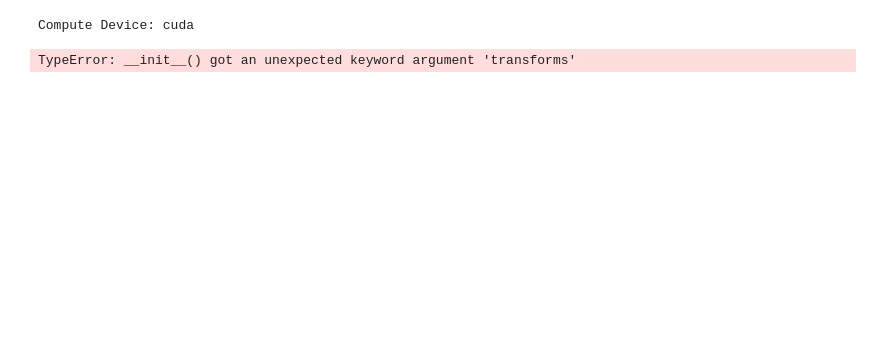
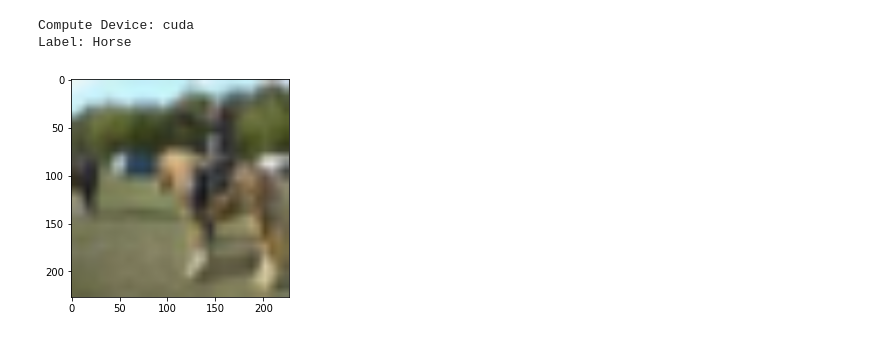
Before and after one commit to ollenurb/ml, a Jupyter notebook: Convolutional/conv.ipynb, the cells around one changed output. Cells and saved outputs as stored; diff of their text form; code cells hidden in the pictures; blank space fills up the shorter version.

```diff
--- a/Convolutional/conv.ipynb
+++ b/Convolutional/conv.ipynb
@@ -5,14 +0,0 @@ Let's start with importing the relevant datasets.
-# %%
-# https://aparico.github.io/
-
-import torch
-
-class PCANorm(nn.Module):
-    def __init__(self):
-        self.a = 10
-
-    def forward(self, x: torch.Tensor) -> torch.Tensor:
-        # Flatten the tensor so that you get [[p1, p2, p3], [p1, p2, p3]...]
-        # Compute the covariance matrix
-        # Compute the SVD to get the eigenvalues
-        return x.flatten()
@@ -19,42 +51,48 @@ class PCANorm(nn.Module):
 # %%
-import torch
 from torchvision.datasets import CIFAR10
 from torch.utils.data import DataLoader
 import torchvision.transforms as T
 from matplotlib import pyplot as plt
 from torch import nn
 
 # Setup CUDA device
 device = "cuda" if torch.cuda.is_available() else "cpu"
 print(f'Compute Device: {device}')
 
-# Get the number of cpus so that we can maximize parallel loading
+# Get the number of cpus so that we can maximize parallel data loading
 import multiprocessing
 num_workers = multiprocessing.cpu_count()
 
-
 # Load the dataset and return its dataloader
 def load_data(root: str, batch_size: int) -> (DataLoader, DataLoader):
-    train_data = CIFAR10(root = root, train = True)
-    train_data_loader = DataLoader(train_data, batch_size, num_workers, transforms=T.ToTensor)
-    test_data = CIFAR10(root = root, train = False)
-    test_data_loader = DataLoader(test_data, batch_size, num_workers, transforms=T.ToTensor)
+    train_transform = T.Compose([
+        T.ToTensor(),
+        PCANorm(),
+        T.Resize(227),
+        T.RandomHorizontalFlip(),
+    ])
+    test_transform = T.Compose([
+        T.ToTensor(),
+        T.Resize(227),
+    ])
+    train_data = CIFAR10(root = root, train = True, transform=train_transform)
+    train_data_loader = DataLoader(train_data, batch_size, num_workers)
+    test_data = CIFAR10(root = root, train = False, transform=test_transform)
+    test_data_loader = DataLoader(test_data, batch_size, num_workers)
     return (train_data_loader, test_data_loader)
 
-# Data Aumentation is done in 2 ways in the paper:
-# 1. By selecting random patches of 224x224
-# 2. By applying PCA to something that I still don't know
-augmenter = nn.Sequential(
-    T.RandomCrop(size = (224, 224))
-)
-
 # Define training/test datasets/loaders
-batch_size = 8
+batch_size = 64
 train_data, test_data = load_data('./resources', batch_size)
 
-# Show an image
-img, lbl = train_data.__getitem__(0)
-plt.imshow(img)
+# Show the sample of the batch
+X, y = next(iter(train_data))
+img, label = X[0], y[0]
+plt.imshow(img.permute(1, 2, 0))
+
+class_names = ['Airplane', 'Automobile', 'Bird', 'Cat', 'Deer', 'Dog', 'Frog', 'Horse', 'Ship', 'Truck']
+print(f'Label: {class_names[label]}')
 # %% [output]
 Compute Device: cuda
+Label: Horse
-TypeError: __init__() got an unexpected keyword argument 'transforms'
+[figure, added]
```
Also changed, not shown: parts of 12 cells of this notebook, 2 other files.
